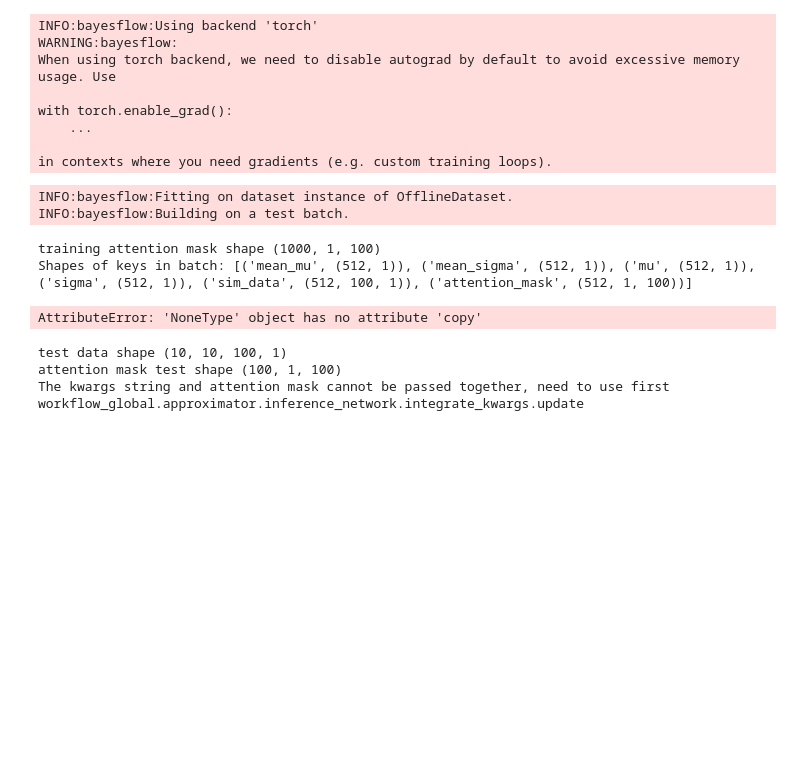
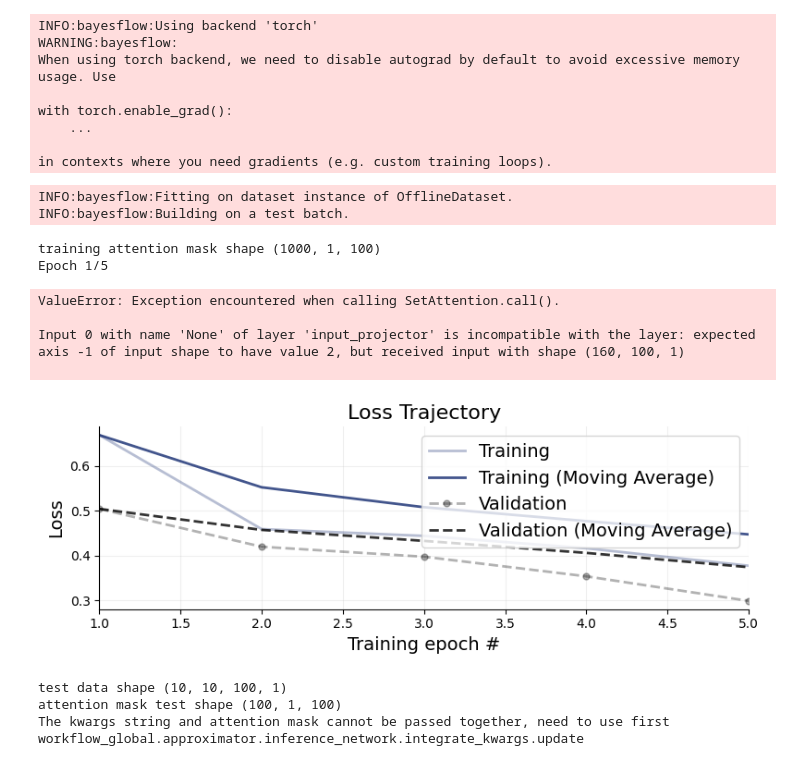
Before and after one commit to vepe99/diffusion-experiments, a Jupyter notebook: case_study5/mask_settransformer/testing_attmask_augment.ipynb, the cells around one changed output. Cells and saved outputs as stored; diff of their text form; code cells hidden in the pictures; blank space fills up the shorter version.

Commit message:
augmentation do not work on validation data, need to precompute it

```diff
--- a/case_study5/mask_settransformer/testing_attmask_augment.ipynb
+++ b/case_study5/mask_settransformer/testing_attmask_augment.ipynb
@@ -28,7 +28,7 @@ n_trials = 100               #size of the order invariant input of the SetTransf
 n_test = 10                 #size of test set
 n_subject_test = 10          #N_compositional_conditions
 n_samples_posterior = 50
-n_epochs = 10
+n_epochs = 5
 
 def score_log_norm(x, m, s):
     return -(x-m) / s**2
@@ -111,29 +111,47 @@ workflow_global = bf.BasicWorkflow(
 )
 
 
-def fun_1(batch):
-    print(f'Shapes of keys in batch: {[ (k, v.shape) for k, v in batch.items() ]}')
+# def fun_1(batch):
+    # print(f'Shapes of keys in batch: {[ (k, v.shape) for k, v in batch.items() ]}')
+    # Create random data of the same shape (512, 100, 1)
+    # sim_data = batch['sim_data']
+    # random_data = np.random.normal(size=sim_data.shape)
 
+    # # Concatenate along the last axis to get (512, 100, 2)
+    # sim_data_aug = np.concatenate([sim_data, random_data], axis=-1)
+    # batch['sim_data'] = sim_data_aug
+    # return batch
+    # pass
 
-def fun_2(batch):
-    pass
+# def fun_2(batch):
+#     pass
 
 
 augmentation = [fun_1, fun_2]
+training_data = {k: v[:int(len(v) * 0.8)] for k, v in training_data.items()}
+validation_data = {k: v[int(len(v) * 0.8):] for k, v in training_data.items()}
 
 history = workflow_global.fit_offline(
         training_data,
         epochs=n_epochs,
         batch_size=512,
         verbose=2,
-        augmentations = fun_1,
+        validation_data=validation_data,
+        # augmentations = fun_1,
         )
 # %% [output]
 INFO:bayesflow:Fitting on dataset instance of OfflineDataset.
 INFO:bayesflow:Building on a test batch.
 training attention mask shape (1000, 1, 100)
-Shapes of keys in batch: [('mean_mu', (512, 1)), ('mean_sigma', (512, 1)), ('mu', (512, 1)), ('sigma', (512, 1)), ('sim_data', (512, 100, 1)), ('attention_mask', (512, 1, 100))]
+Epoch 1/5
-AttributeError: 'NoneType' object has no attribute 'copy'
+ValueError: Exception encountered when calling SetAttention.call().
+
+Input 0 with name 'None' of layer 'input_projector' is incompatible with the layer: expected axis -1 of input shape to have value 2, but received input with shape (160, 100, 1)
+
+# %%
+bf.diagnostics.plots.loss(history, figsize=(8, 3));
+# %% [output]
+[figure, added]
 # %%
 #TESTING USING MORE SUBJECTS=N_compositional_conditions
 test_data = simulator_hierarchical.sample(n_test, n_subjects=n_subject_test, n_trials=n_trials, )
```
